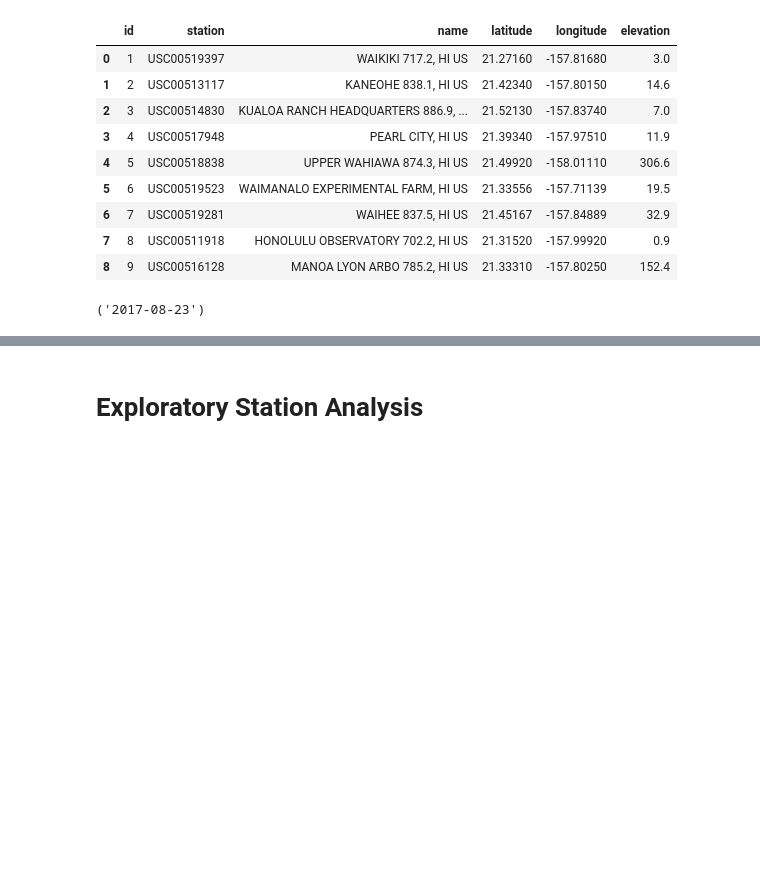
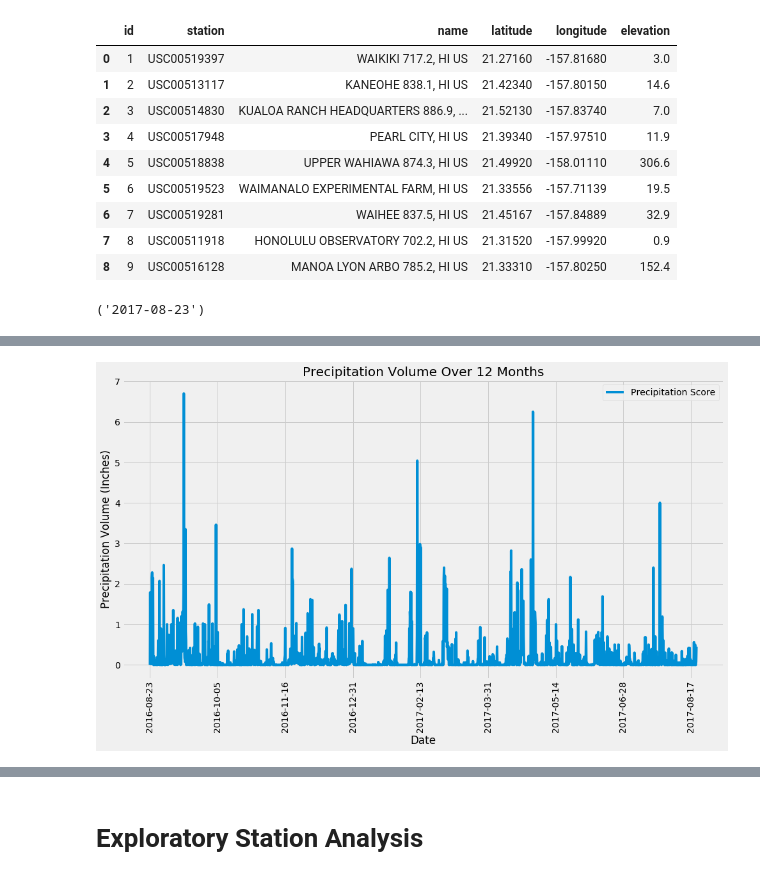
Before and after one commit to briennecole/sqlalchemy_challenge, a Jupyter notebook: surfs-up.ipynb, the cells around one changed output, grey strips where cells are left out. Drawn from its saved outputs; the diff is of its cells as text; code cells hidden in the pictures; blank space fills up the shorter version.

Commit message:
precip analysis complete

```diff
--- a/surfs-up.ipynb
+++ b/surfs-up.ipynb
@@ -112,16 +112,13 @@ precip_query = session.query(measurement.date, measurement.prcp).filter(measurem
 #precip_query
 
 # Save the query results as a Pandas DataFrame and set the index to the date column
-precip_df = pd.DataFrame(precip_query, columns = ['Date', 'Precipitation Score'])#.set_index("Date")
+precip_df = pd.DataFrame(precip_query, columns = ['Date', 'Precipitation Score']).set_index("Date")
 
 # Sort the dataframe by date
 precip_df = precip_df.sort_values(["Date"])
 #precip_df.head()
-precip_df.count()
 
 # Clean Data/Drop NaN values
-# clean_precip_df = precip_df.dropna(how="any")
-# clean_precip_df.head()
-
-# Use Pandas Plotting with Matplotlib to plot the data
+clean_precip_df = precip_df.dropna(how="any")
+clean_precip_df.head()
 # %% [output]
@@ -131,2 +132,10 @@ dtype: int64
+# %%
+# Use Pandas Plotting with Matplotlib to plot the data
+clean_precip_df.plot(rot=90, figsize=(15,8))
+plt.ylabel('Precipitation Volume (Inches)')
+plt.title("Precipitation Volume Over 12 Months")
+plt.show()
+# %% [output]
+[figure, added]
 # %%
 # Use Pandas to calcualte the summary statistics for the precipitation data
```
Also changed, not shown: parts of 2 cells of this notebook.
